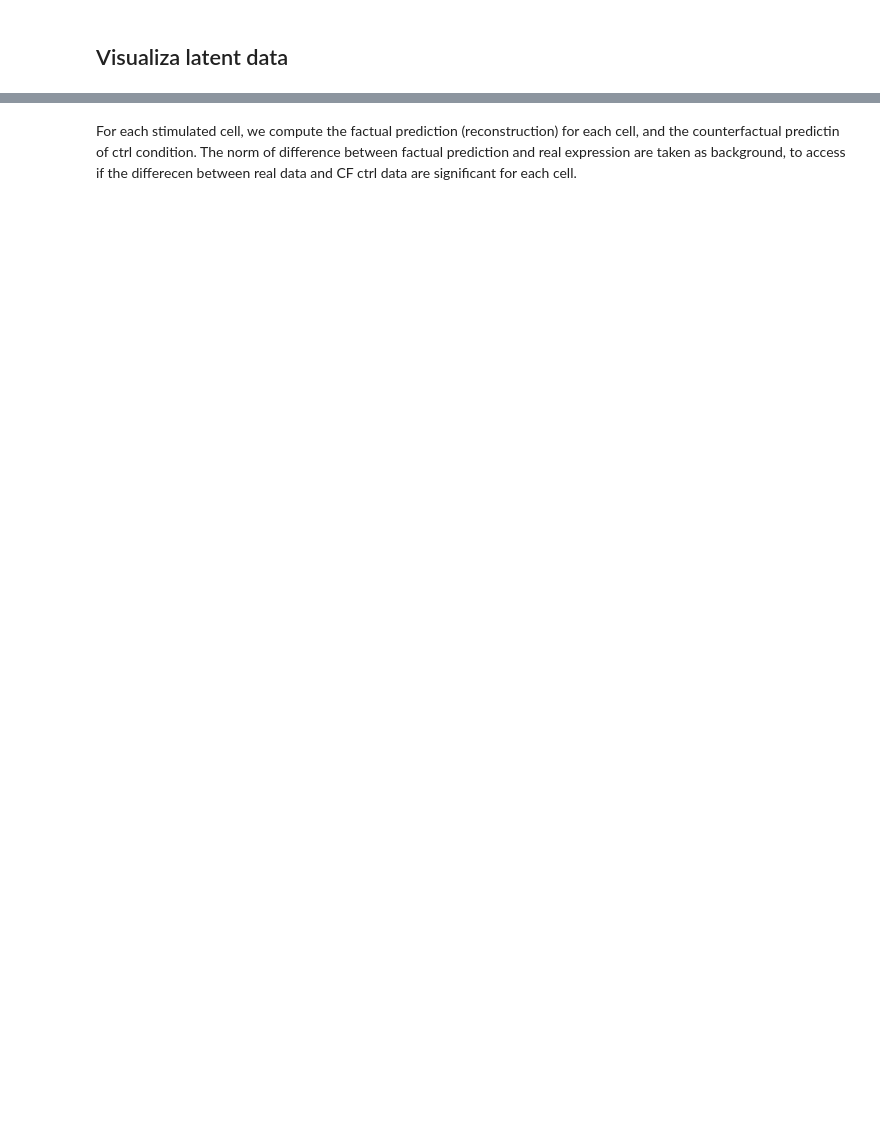
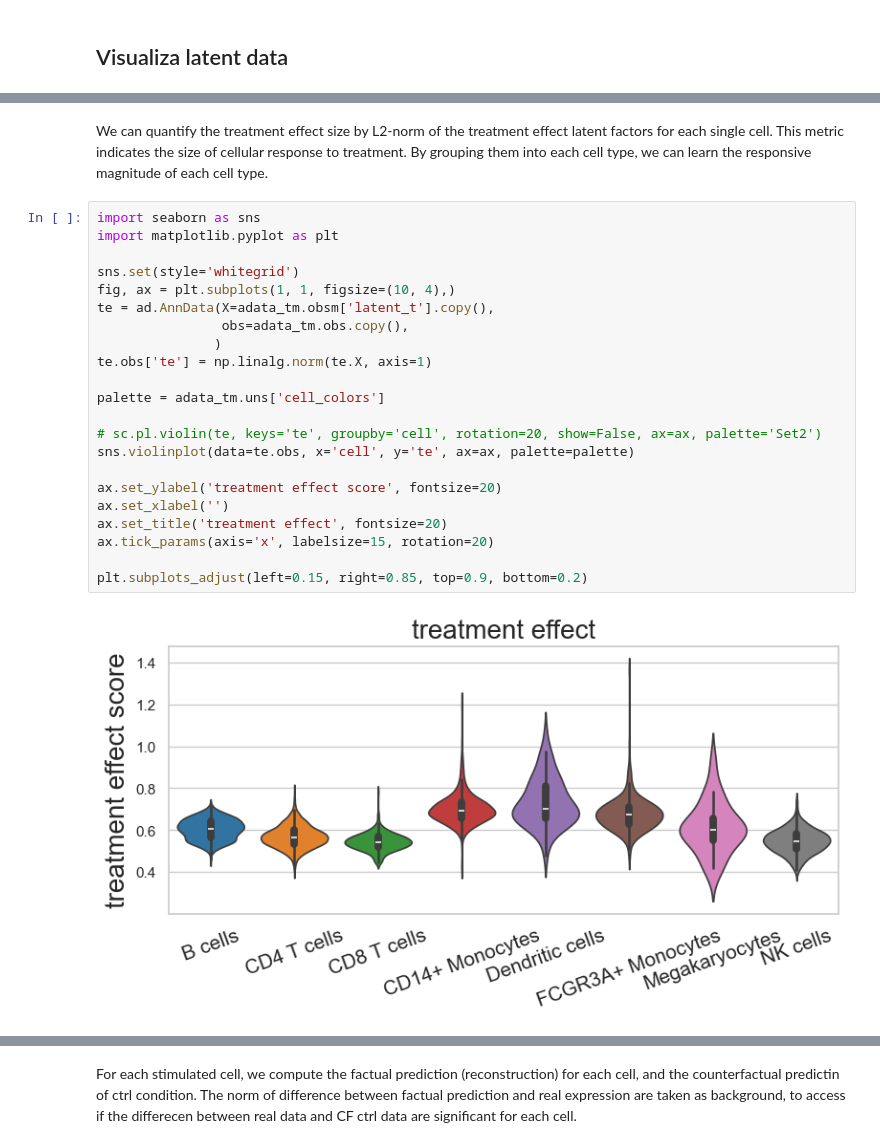
Before and after one commit to elmella/scCausalVI, a Jupyter notebook: docs/source/example/scCausalVI-ifnb.ipynb, the cells around one changed output, grey strips where cells are left out. Saved outputs shown, nothing was run; the diff lists cells and outputs as text; blank space fills up the shorter version.

```diff
--- a/docs/source/example/scCausalVI-ifnb.ipynb
+++ b/docs/source/example/scCausalVI-ifnb.ipynb
@@ -673,0 +144,28 @@ sc.pl.umap(adata_stim_real_cf, color=['is_real','cell'])
+# %% [markdown]
+We can quantify the treatment effect size by L2-norm of the treatment effect latent factors for each single cell.
+This metric indicates the size of cellular response to treatment.
+By grouping them into each cell type, we can learn the responsive magnitude of each cell type.
+# %%
+import seaborn as sns
+import matplotlib.pyplot as plt
+
+sns.set(style='whitegrid')
+fig, ax = plt.subplots(1, 1, figsize=(10, 4),)
+te = ad.AnnData(X=adata_tm.obsm['latent_t'].copy(),
+                obs=adata_tm.obs.copy(),
+               )
+te.obs['te'] = np.linalg.norm(te.X, axis=1)
+
+palette = adata_tm.uns['cell_colors']
+
+# sc.pl.violin(te, keys='te', groupby='cell', rotation=20, show=False, ax=ax, palette='Set2')
+sns.violinplot(data=te.obs, x='cell', y='te', ax=ax, palette=palette)
+
+ax.set_ylabel('treatment effect score', fontsize=20)
+ax.set_xlabel('')
+ax.set_title('treatment effect', fontsize=20)
+ax.tick_params(axis='x', labelsize=15, rotation=20)
+
+plt.subplots_adjust(left=0.15, right=0.85, top=0.9, bottom=0.2)
+# %% [output]
+[figure, added]
```
Also changed, not shown: parts of 257 cells of this notebook.
